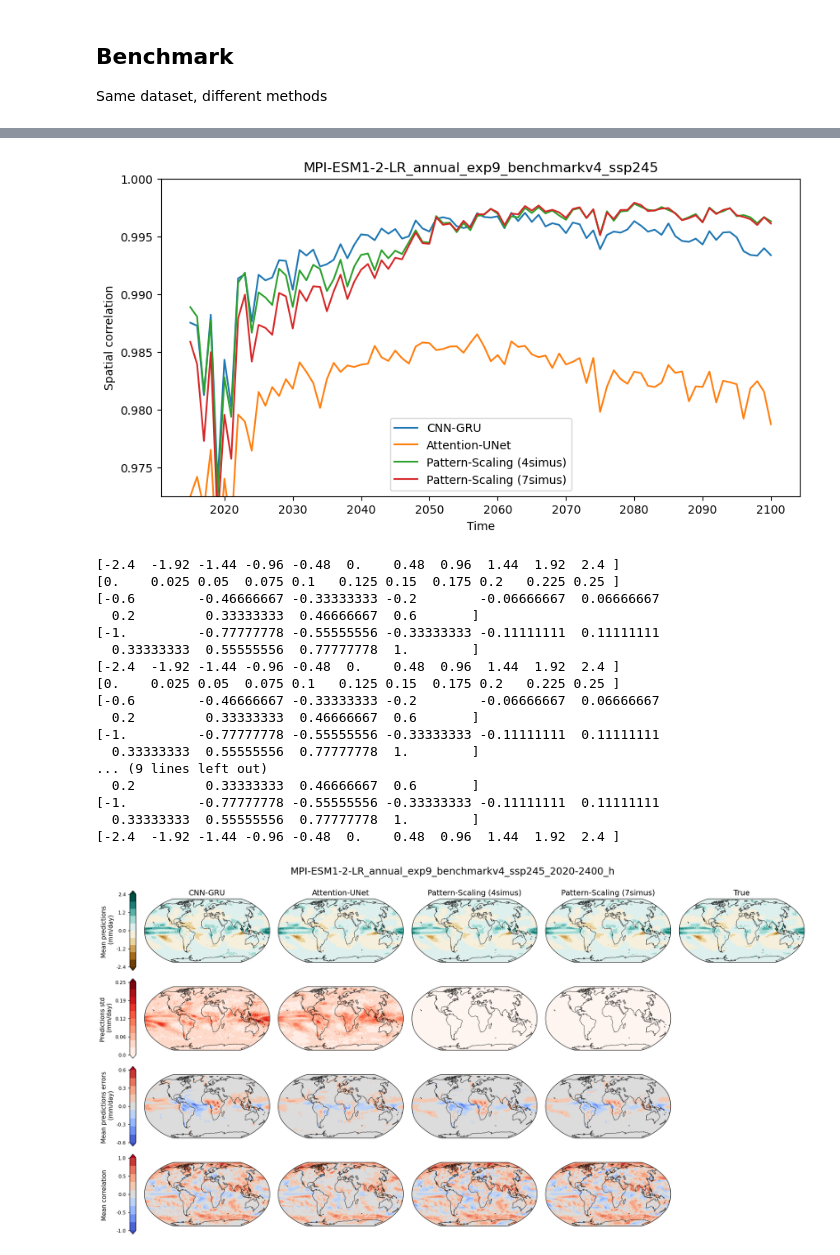
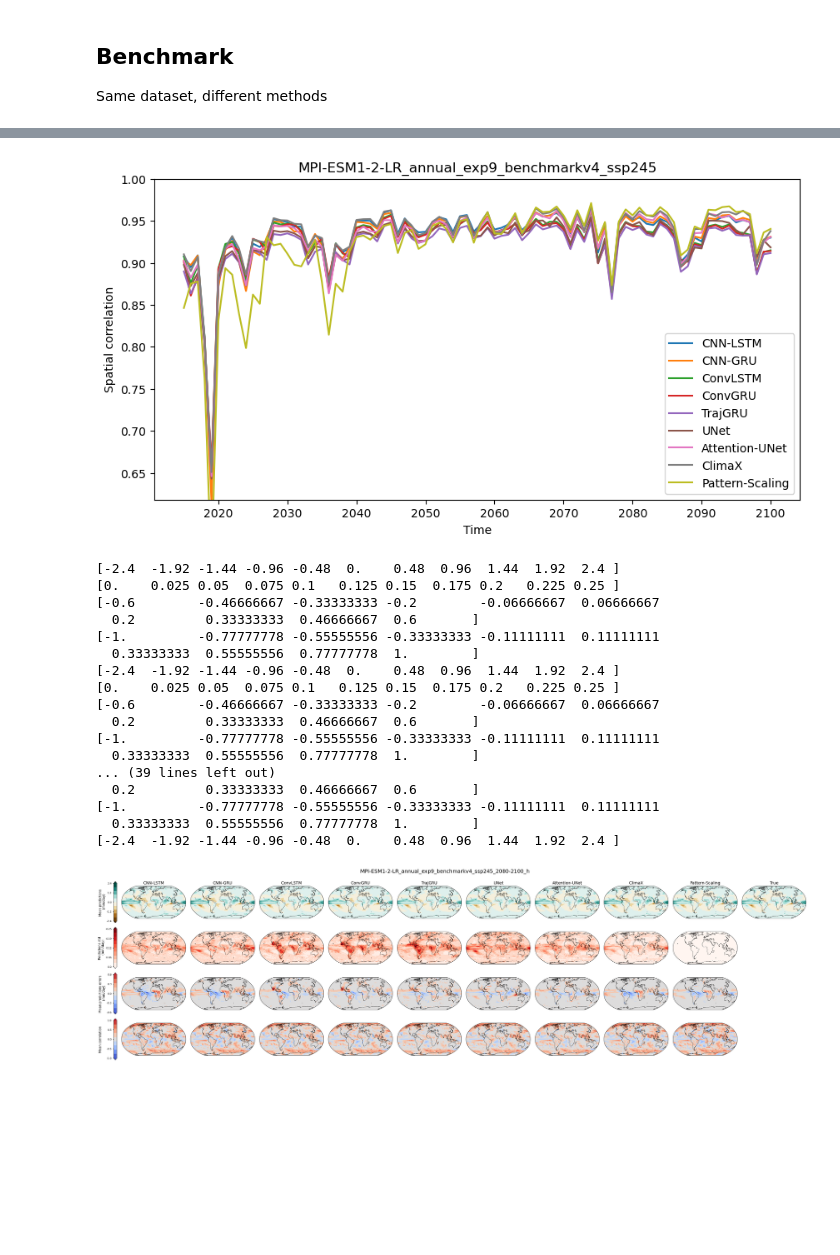
Before and after one commit to zoeleila/scenarIA, a Jupyter notebook: src/plots/benchmark.ipynb, the cells around one changed output, grey strips where cells are left out. Saved outputs shown, nothing was run; the diff lists cells and outputs as text; code cells hidden in the pictures; blank space fills up the shorter version.

```diff
--- a/src/plots/benchmark.ipynb
+++ b/src/plots/benchmark.ipynb
@@ -24,8 +24,8 @@ with open(CONFIG_DIR / 'plots.yaml') as file:
 Same dataset, different methods
 # %%
 var_name = 'pr'
-#save_dir = GRAPHS_DIR/ f'runs/MPI-ESM1-2-LR/annual/exp9' # or None
-save_dir = None
+save_dir = GRAPHS_DIR/ f'runs/MPI-ESM1-2-LR/annual/exp9' # or None
+#save_dir = None
 pred_path = PREDICTIONS_DIR / f'MPI-ESM1-2-LR/annual/exp9'
 title_base = 'MPI-ESM1-2-LR_annual_exp9_benchmarkv4'
 relative_changes=False
@@ -85,20 +85,20 @@ t = true.time.values
 y = true[var_name].values
 
 # Open prediction files to compare
-#y_hat_dict = {'CNN-LSTM': xr.open_dataset(pred_path / f'MPI-ESM1-2-LR_annual_exp9_{true_simu}_pr_cnn-lstm_seq5_mem30_epoch100_bs4_clim.nc')[var_name].values,
-#        'CNN-GRU': xr.open_dataset(pred_path / f'MPI-ESM1-2-LR_annual_exp9_{true_simu}_pr_cnn-gru_seq5_mem30_epoch100_bs4_clim.nc')[var_name].values,
-#        'ConvLSTM': xr.open_dataset(pred_path / f'MPI-ESM1-2-LR_annual_exp9_{true_simu}_pr_convlstm_seq5_mem30_epoch100_bs4_clim.nc')[var_name].values,
-#        'ConvGRU': xr.open_dataset(pred_path / f'MPI-ESM1-2-LR_annual_exp9_{true_simu}_pr_convgru_seq5_mem30_epoch100_bs4_clim.nc')[var_name].values,
-#        'TrajGRU': xr.open_dataset(pred_path / f'MPI-ESM1-2-LR_annual_exp9_{true_simu}_pr_trajgru_seq5_mem30_epoch100_bs4_clim.nc')[var_name].values,
-#        'UNet': xr.open_dataset(pred_path / f'MPI-ESM1-2-LR_annual_exp9_{true_simu}_pr_unet_seq5_mem30_epoch100_bs4_clim_64.nc')[var_name].values,
-#        'Attention-UNet' : xr.open_dataset(pred_path / f'MPI-ESM1-2-LR_annual_exp9_{true_simu}_pr_attention-unet_seq5_mem30_epoch100_bs4_clim_64.nc')[var_name].values}
-#        'Pattern-Scaling' : xr.open_dataset(pred_path / f'MPI-ESM1-2-LR_annual_exp9_{true_simu}_pr_pattern-scaling_seq1_mem30.nc')[var_name].values}
-
-y_hat_dict = {
+y_hat_dict = {'CNN-LSTM': xr.open_dataset(pred_path / f'MPI-ESM1-2-LR_annual_exp9_{true_simu}_pr_cnn-lstm_seq5_mem30_epoch100_bs4_clim.nc')[var_name].values,
         'CNN-GRU': xr.open_dataset(pred_path / f'MPI-ESM1-2-LR_annual_exp9_{true_simu}_pr_cnn-gru_seq5_mem30_epoch100_bs4_clim.nc')[var_name].values,
+        'ConvLSTM': xr.open_dataset(pred_path / f'MPI-ESM1-2-LR_annual_exp9_{true_simu}_pr_convlstm_seq5_mem30_epoch100_bs4_clim.nc')[var_name].values,
+        'ConvGRU': xr.open_dataset(pred_path / f'MPI-ESM1-2-LR_annual_exp9_{true_simu}_pr_convgru_seq5_mem30_epoch100_bs4_clim.nc')[var_name].values,
+        'TrajGRU': xr.open_dataset(pred_path / f'MPI-ESM1-2-LR_annual_exp9_{true_simu}_pr_trajgru_seq5_mem30_epoch100_bs4_clim.nc')[var_name].values,
+        'UNet': xr.open_dataset(pred_path / f'MPI-ESM1-2-LR_annual_exp9_{true_simu}_pr_unet_seq5_mem30_epoch100_bs4_clim_64.nc')[var_name].values,
         'Attention-UNet' : xr.open_dataset(pred_path / f'MPI-ESM1-2-LR_annual_exp9_{true_simu}_pr_attention-unet_seq5_mem30_epoch100_bs4_clim_64.nc')[var_name].values,
-        'Pattern-Scaling (4simus)': xr.open_dataset(pred_path / f'MPI-ESM1-2-LR_annual_exp9_{true_simu}_pr_pattern-scaling_seq1_mem30_5simus.nc')[var_name].values,
-        'Pattern-Scaling (7simus)' : xr.open_dataset(pred_path / f'MPI-ESM1-2-LR_annual_exp9_{true_simu}_pr_pattern-scaling_seq1_mem30.nc')[var_name].values}
+        'ClimaX' : xr.open_dataset(pred_path / f'MPI-ESM1-2-LR_annual_exp9_{true_simu}_pr_climax_seq5_mem30_epoch100_bs4_clim.nc')[var_name].values,
+        'Pattern-Scaling' : xr.open_dataset(pred_path / f'MPI-ESM1-2-LR_annual_exp9_{true_simu}_pr_pattern-scaling_seq1_mem30.nc')[var_name].values}
+#y_hat_dict = {
+        #'CNN-GRU': xr.open_dataset(pred_path / f'MPI-ESM1-2-LR_annual_exp9_{true_simu}_pr_cnn-gru_seq5_mem30_epoch100_bs4_clim.nc')[var_name].values,
+        #'Attention-UNet' : xr.open_dataset(pred_path / f'MPI-ESM1-2-LR_annual_exp9_{true_simu}_pr_attention-unet_seq5_mem30_epoch100_bs4_clim_64.nc')[var_name].values,
+        #'Pattern-Scaling (4simus)': xr.open_dataset(pred_path / f'MPI-ESM1-2-LR_annual_exp9_{true_simu}_pr_pattern-scaling_seq1_mem30_5simus.nc')[var_name].values,
+        #'Pattern-Scaling (7simus)' : xr.open_dataset(pred_path / f'MPI-ESM1-2-LR_annual_exp9_{true_simu}_pr_pattern-scaling_seq1_mem30.nc')[var_name].values}
 
 
 y = y - clim
@@ -146,39 +151,39 @@ ax1.legend()
 if save_dir:
     fig.savefig(save_dir/f'{title}_spatial_correlation_{var_name}.png')
 # %% [output]
-[figure, old version]
+[figure, new version]
 # %%
 y_end = y[-21:, :, :]
 for key, y_hat in y_hat_dict.items():
     y_hat_dict[key] = [i[-21:,:,:] for i in y_hat]
 compare_metrics_maps(y_end,
                     y_hat_dict,
                     var_name=var_name,
-                    title=f'{title}_2020-2400_h',
+                    title=f'{title}_2080-2100_h',
                     save_dir=save_dir,
                     config_plots=config_plots,
                     no_limits=False,
                     climatology=None,
                     relative_changes=relative_changes)
 # %% [output]
 [-2.4  -1.92 -1.44 -0.96 -0.48  0.    0.48  0.96  1.44  1.92  2.4 ]
 [0.    0.025 0.05  0.075 0.1   0.125 0.15  0.175 0.2   0.225 0.25 ]
 [-0.6        -0.46666667 -0.33333333 -0.2        -0.06666667  0.06666667
   0.2         0.33333333  0.46666667  0.6       ]
 [-1.         -0.77777778 -0.55555556 -0.33333333 -0.11111111  0.11111111
   0.33333333  0.55555556  0.77777778  1.        ]
 [-2.4  -1.92 -1.44 -0.96 -0.48  0.    0.48  0.96  1.44  1.92  2.4 ]
 [0.    0.025 0.05  0.075 0.1   0.125 0.15  0.175 0.2   0.225 0.25 ]
 [-0.6        -0.46666667 -0.33333333 -0.2        -0.06666667  0.06666667
   0.2         0.33333333  0.46666667  0.6       ]
 [-1.         -0.77777778 -0.55555556 -0.33333333 -0.11111111  0.11111111
   0.33333333  0.55555556  0.77777778  1.        ]
-... (9 lines left out)
+... (39 lines left out)
   0.2         0.33333333  0.46666667  0.6       ]
 [-1.         -0.77777778 -0.55555556 -0.33333333 -0.11111111  0.11111111
   0.33333333  0.55555556  0.77777778  1.        ]
 [-2.4  -1.92 -1.44 -0.96 -0.48  0.    0.48  0.96  1.44  1.92  2.4 ]
-[figure, old version]
+[figure, new version]
 # %%
 y_end = y[-21:, :, :]
 for key, y_hat in y_hat_dict.items():
```
Also changed, not shown: parts of 2 cells of this notebook, 7 other files.
